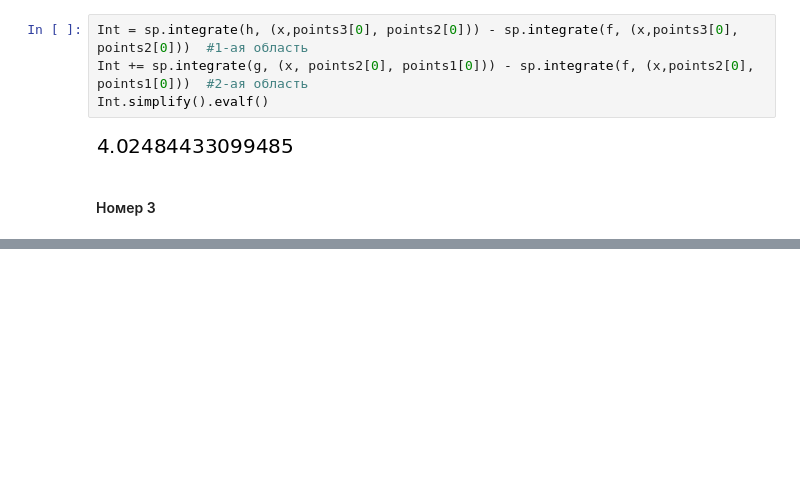
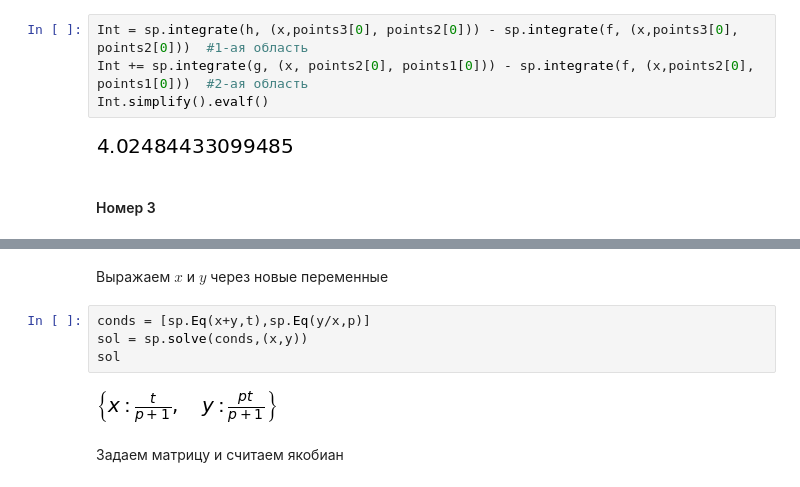
Before and after one commit to Snopoff/ComputerMath, a Jupyter notebook: Снопов, контрольная работа №5.ipynb, the cells around one changed output, grey strips where cells are left out. Saved outputs shown, nothing was run; the diff lists cells and outputs as text; blank space fills up the shorter version.

```diff
--- a/Снопов, контрольная работа №5.ipynb
+++ b/Снопов, контрольная работа №5.ipynb
@@ -66,0 +78,10 @@ x,y,a,b,c,d = sp.symbols('x,y,a,b,c,d')
+# %% [markdown]
+Выражаем $x$ и $y$ через новые переменные
+# %%
+conds = [sp.Eq(x+y,t),sp.Eq(y/x,p)]
+sol = sp.solve(conds,(x,y))
+sol
+# %% [output]
+[figure, added]
+# %% [markdown]
+Задаем матрицу и считаем якобиан
```
Also changed, not shown: parts of 10 cells of this notebook.
